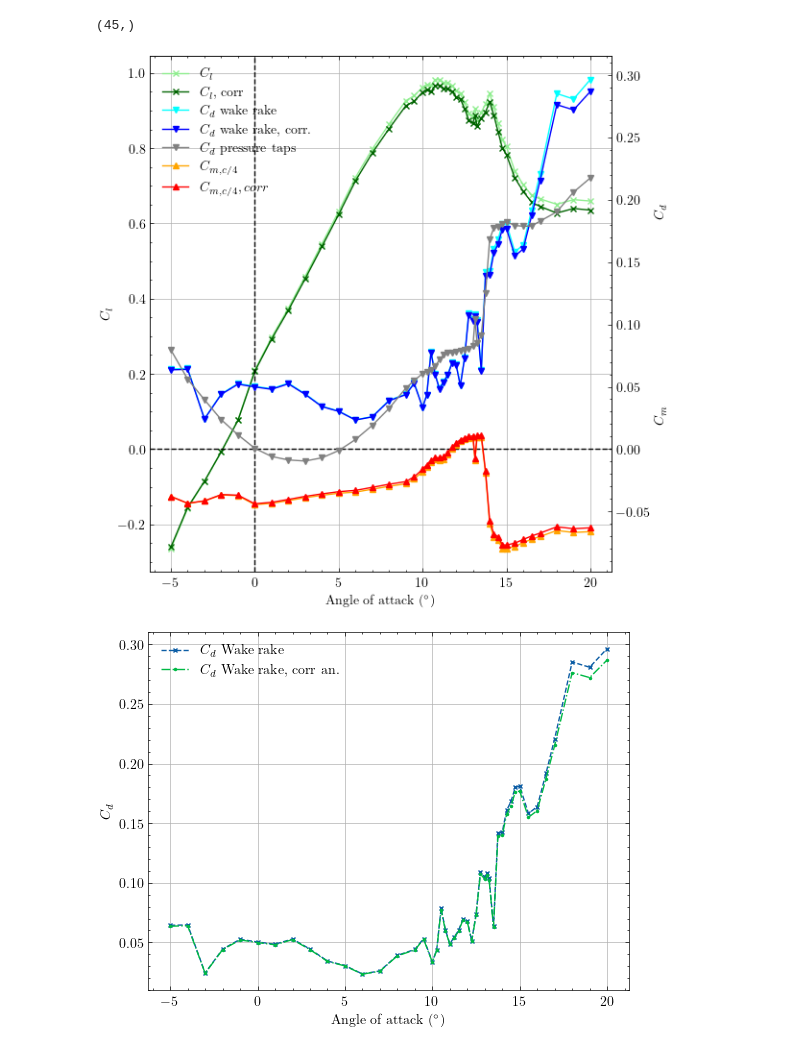
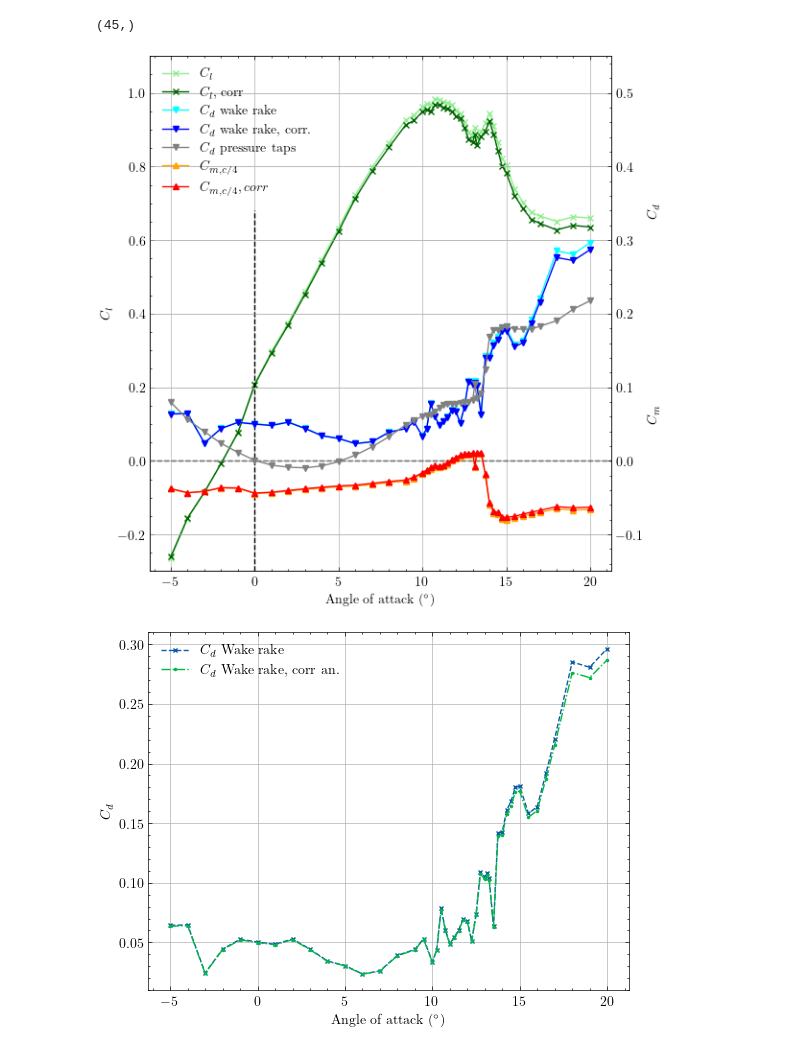
Before and after one commit to Repertoi-e/Low-speed-Wind-Tunnel, a Jupyter notebook: Analysis.ipynb, the cells around one changed output. Cells and saved outputs as stored; diff of their text form; code cells hidden in the pictures.

```diff
--- a/Analysis.ipynb
+++ b/Analysis.ipynb
@@ -647,40 +649,41 @@ fig(1.5)
 
 ax1 = plt.gca()
 ax1.plot(alphas, C_l, marker='x', linestyle='-', color='lightgreen', markersize=5, label='$C_l$')
-ax1.plot(alphas, cl_corr_an, marker='x', linestyle='-', color='darkgreen', markersize=5, label='$C_l$, corr')
+ax1.plot(alphas, cl_corr_an, marker='x', linestyle='-', color='darkgreen', markersize=5, label='$C_l$, corr.')
 ax1.set_xlabel("Angle of attack ($^\\circ$)")
 ax1.set_ylabel("$C_l$")
 
 ax1.grid(True)
-ax1.axvline(0, color="black", linestyle="--")
+ax1.axvline(0, ymax=0.7, color="black", linestyle="--")
 ax1.axhline(0, color="black", linestyle="--")
 
 ax2 = ax1.twinx()
 
 C_ms_c4 = C_ms + C_l / 4
 
 markers = ['x', 'o', 's', '^', 'v', '<', '>', 'd', 'p', 'P', '*', 'h', 'H', '+', 'X', '|', '_']
 
 ax2.plot(alphas, C_d_rake, marker='v', linestyle='-', color='cyan', markersize=5, label='$C_d$ wake rake')
 ax2.plot(alphas, cd_corr_an, marker='v', linestyle='-', color='blue', markersize=5, label='$C_d$ wake rake, corr.')
 
 ax2.plot(alphas, C_d, marker='v', linestyle='-', color='gray', markersize=5, label='$C_d$ pressure taps')
 
 ax2.plot(alphas, C_ms_c4, marker='^', linestyle='-', color='orange', markersize=5, label='$C_{m,c/4}$')
-ax2.plot(alphas, cmc4_corr_an, marker='^', linestyle='-', color='red', markersize=5, label='$C_{m,c/4}, corr$')
+ax2.plot(alphas, cmc4_corr_an, marker='^', linestyle='-', color='red', markersize=5, label='$C_{m,c/4}$, corr.')
 
 ax2.set_ylabel("$C_m\quad \quad \quad \quad \quad \quad \quad \quad \quad \quad \quad \quad \quad \quad C_d$")
 
-#ax1.set_ylim(-2, 1.43)
-#ax2.set_ylim(-0.35, 0.25)
+ax1.set_ylim(-0.3, 1.1)
+ax2.set_ylim(-0.3/2, 1.1/2)
+ax2.grid()
 
 lines1, labels1 = ax1.get_legend_handles_labels()
 lines2, labels2 = ax2.get_legend_handles_labels()
-legend(lines1 + lines2, labels1 + labels2, loc="best")
+legend(lines1 + lines2, labels1 + labels2, loc="upper left")
 
 plt.savefig("Cl Cm Cd corr.pgf", format="pgf")
 # %% [output]
-[figure, old version]
+[figure, new version]
 # %%
 Ds_corr = []
 
```
Also changed, not shown: parts of 10 cells of this notebook, 13 other files.
